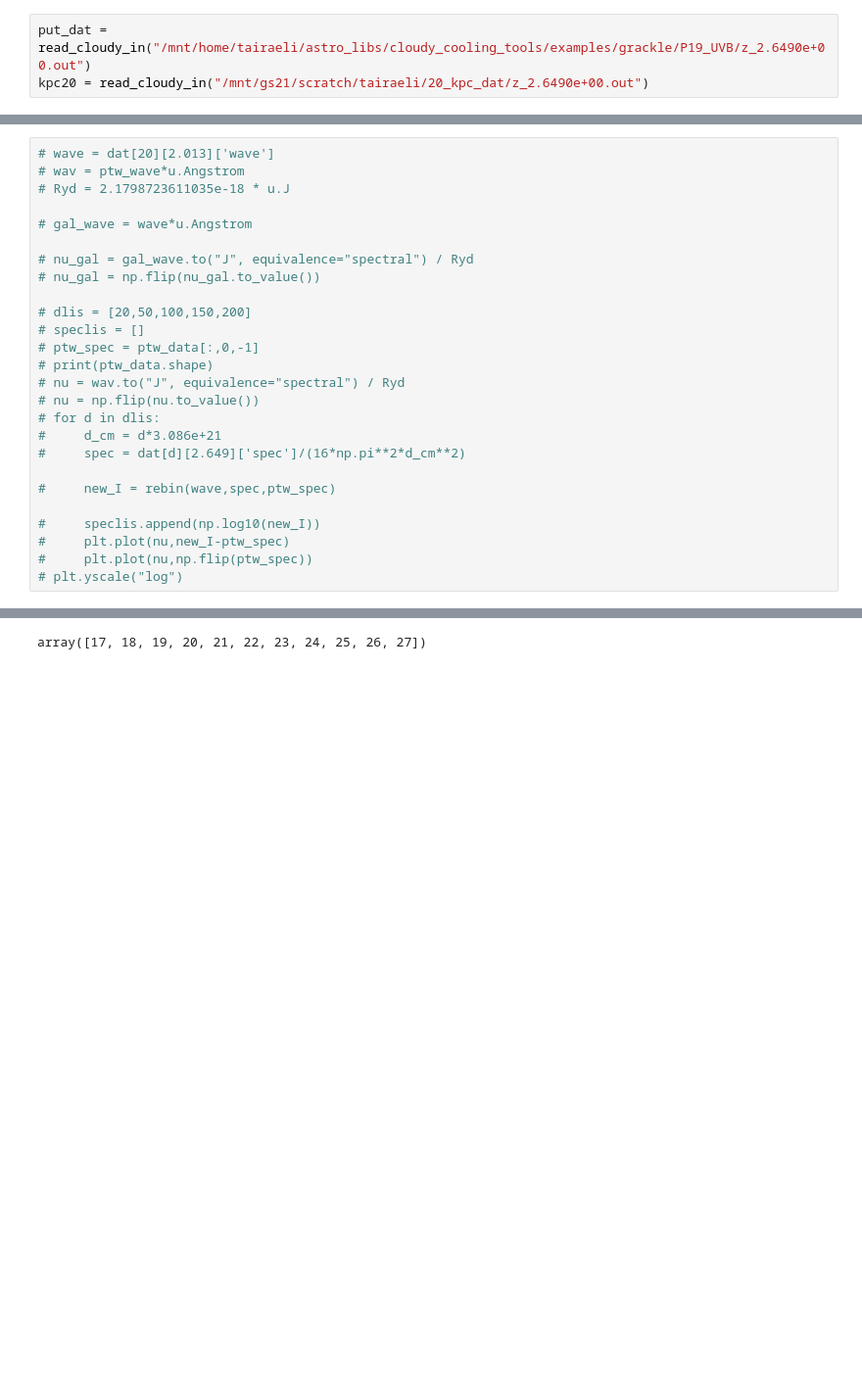
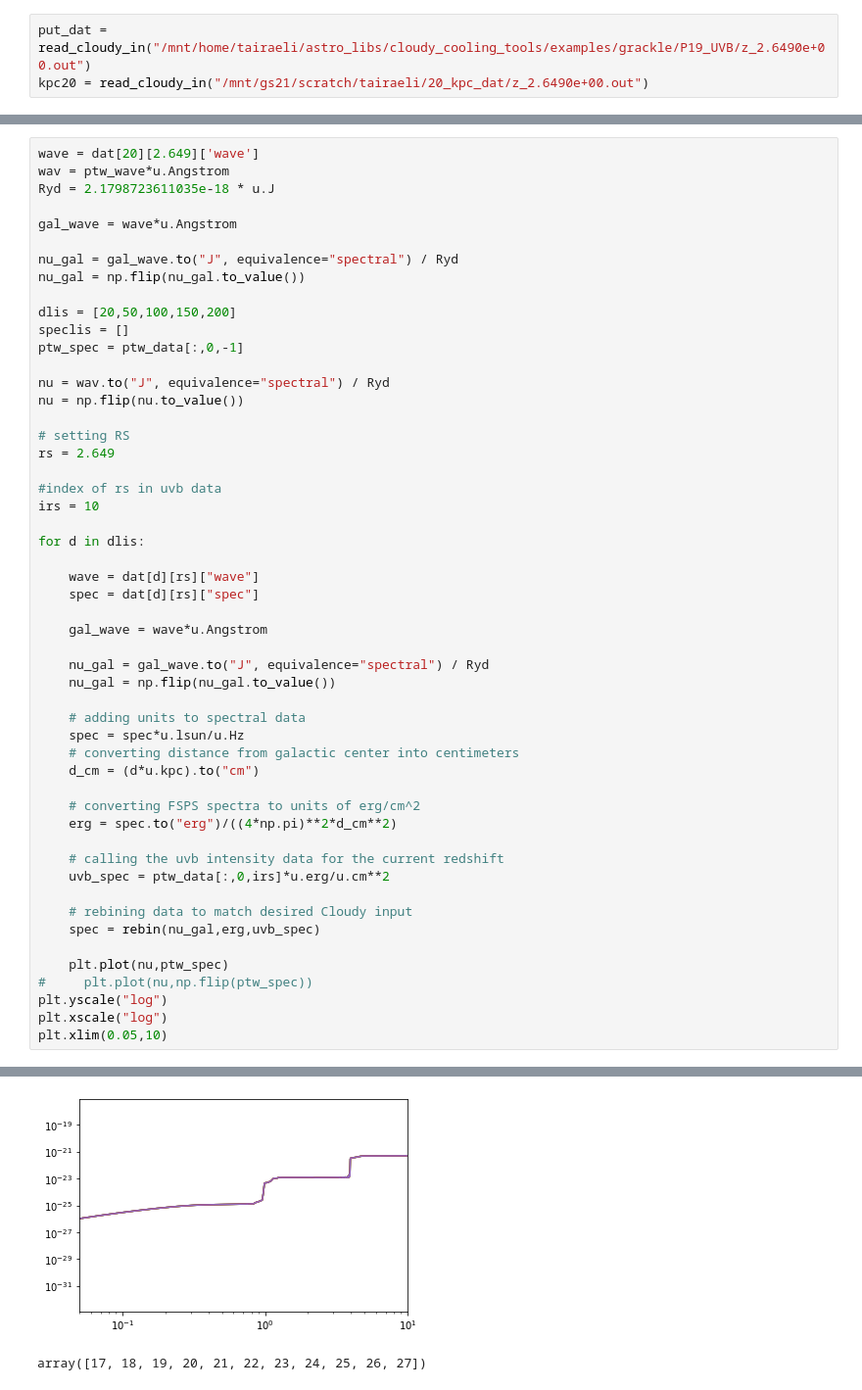
Before and after one commit to tairaeli/trident_uncertainty, a Jupyter notebook: mods/backgrounds/stellar_pops/uv_back_test.ipynb, the cells around one changed output, grey strips where cells are left out. Shown at 98% size. Drawn from its saved outputs; the diff is of its cells as text; blank space fills up the shorter version.

```diff
--- a/mods/backgrounds/stellar_pops/uv_back_test.ipynb
+++ b/mods/backgrounds/stellar_pops/uv_back_test.ipynb
@@ -109,26 +125,53 @@ def round_arr(arr):
 # %%
-# wave = dat[20][2.013]['wave']
-# wav = ptw_wave*u.Angstrom
-# Ryd = 2.1798723611035e-18 * u.J
+wave = dat[20][2.649]['wave']
+wav = ptw_wave*u.Angstrom
+Ryd = 2.1798723611035e-18 * u.J
 
-# gal_wave = wave*u.Angstrom
+gal_wave = wave*u.Angstrom
 
-# nu_gal = gal_wave.to("J", equivalence="spectral") / Ryd
-# nu_gal = np.flip(nu_gal.to_value())
+nu_gal = gal_wave.to("J", equivalence="spectral") / Ryd
+nu_gal = np.flip(nu_gal.to_value())
 
-# dlis = [20,50,100,150,200]
-# speclis = []
-# ptw_spec = ptw_data[:,0,-1]
-# print(ptw_data.shape)
-# nu = wav.to("J", equivalence="spectral") / Ryd
-# nu = np.flip(nu.to_value())
-# for d in dlis:
-#     d_cm = d*3.086e+21
-#     spec = dat[d][2.649]['spec']/(16*np.pi**2*d_cm**2)
+dlis = [20,50,100,150,200]
+speclis = []
+ptw_spec = ptw_data[:,0,-1]
 
-#     new_I = rebin(wave,spec,ptw_spec)
+nu = wav.to("J", equivalence="spectral") / Ryd
+nu = np.flip(nu.to_value())
 
-#     speclis.append(np.log10(new_I))
-#     plt.plot(nu,new_I-ptw_spec)
+# setting RS
+rs = 2.649
+
+#index of rs in uvb data
+irs = 10
+
+for d in dlis:
+
+    wave = dat[d][rs]["wave"]
+    spec = dat[d][rs]["spec"]
+
+    gal_wave = wave*u.Angstrom
+
+    nu_gal = gal_wave.to("J", equivalence="spectral") / Ryd
+    nu_gal = np.flip(nu_gal.to_value())
+
+    # adding units to spectral data
+    spec = spec*u.lsun/u.Hz
+    # converting distance from galactic center into centimeters
+    d_cm = (d*u.kpc).to("cm")
+
+    # converting FSPS spectra to units of erg/cm^2
+    erg = spec.to("erg")/((4*np.pi)**2*d_cm**2)
+
+    # calling the uvb intensity data for the current redshift
+    uvb_spec = ptw_data[:,0,irs]*u.erg/u.cm**2
+
+    # rebining data to match desired Cloudy input
+    spec = rebin(nu_gal,erg,uvb_spec)
+
+    plt.plot(nu,ptw_spec)
 #     plt.plot(nu,np.flip(ptw_spec))
-# plt.yscale("log")
+plt.yscale("log")
+plt.xscale("log")
+plt.xlim(0.05,10)
+# %% [output]
@@ -135,3 +184,4 @@ def round_arr(arr):
+[figure, added]
 # %%
 # %% [output]
 array([17, 18, 19, 20, 21, 22, 23, 24, 25, 26, 27])
```
Also changed, not shown: parts of 3 cells of this notebook.
